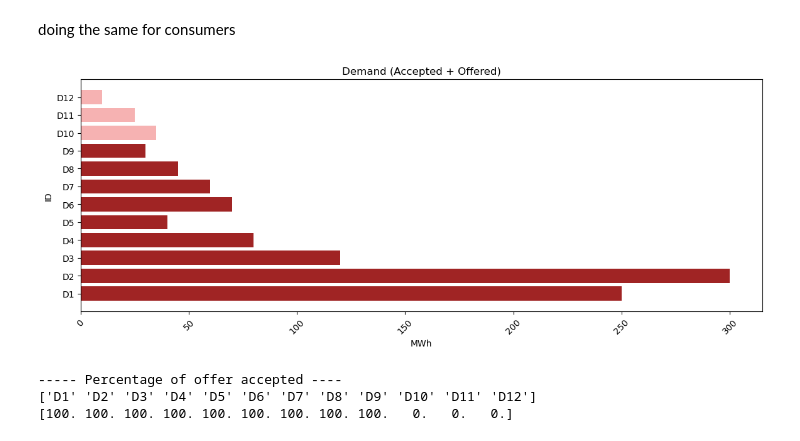
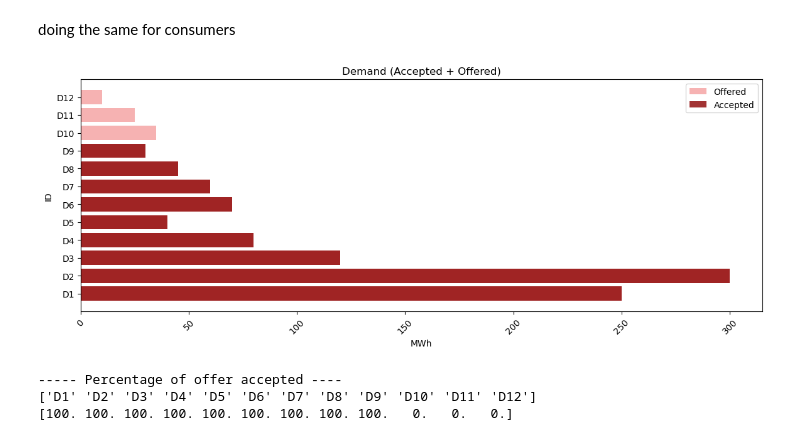
Before and after one commit to damiskov/market-clearing-price, a Jupyter notebook: code/explore.ipynb, the cells around one changed output. Saved outputs shown, nothing was run; the diff lists cells and outputs as text; code cells hidden in the pictures.

```diff
--- a/code/explore.ipynb
+++ b/code/explore.ipynb
@@ -120,25 +121,26 @@ doing the same for consumers
 # %%
 fig, ax = plt.subplots()
 # make figure wider
 fig.set_figwidth(14)
 ax.barh(y_pos_consumers, offer_consumers, alpha=0.6, color='lightcoral', label='Offered')
 
 # Going over, IDs again, indicating actual amount of electricity supplied
 
 ax.barh(y_pos_consumers, actual_consumers, alpha=0.8, color='darkred', label='Accepted')
 
 ax.set_yticks(y_pos_consumers)
 ax.set_yticklabels(labels_consumers, fontsize=10)
 ax.set_xlabel('MWh')
 ax.set_ylabel('ID')
 ax.set_title("Demand (Accepted + Offered)")
 plt.xticks(rotation=45)
+plt.legend(loc='upper right')
 plt.show()
 print("----- Percentage of offer accepted ----")
 print(labels_consumers.to_numpy())
 print(f"{100*actual_consumers/offer_consumers}")
 # %% [output]
-[figure, old version]
+[figure, new version]
 ----- Percentage of offer accepted ----
 ['D1' 'D2' 'D3' 'D4' 'D5' 'D6' 'D7' 'D8' 'D9' 'D10' 'D11' 'D12']
 [100. 100. 100. 100. 100. 100. 100. 100. 100.   0.   0.   0.]
```
Also changed, not shown: parts of 1 cell of this notebook, 4 other files.
